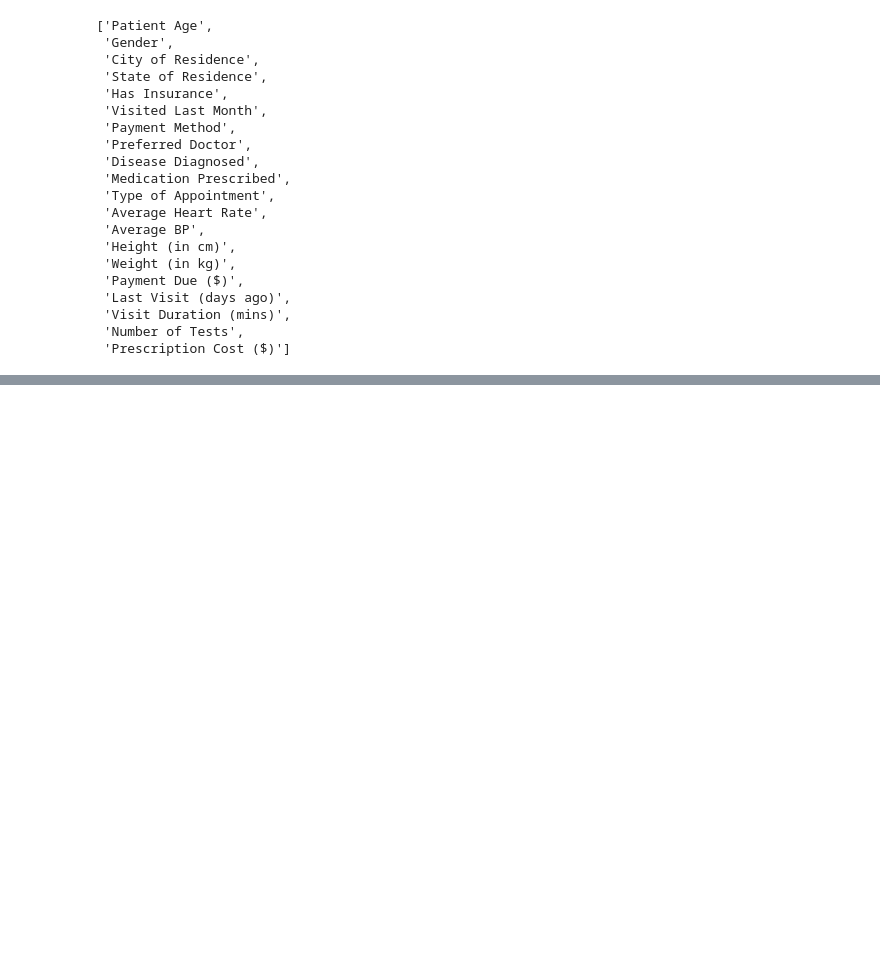
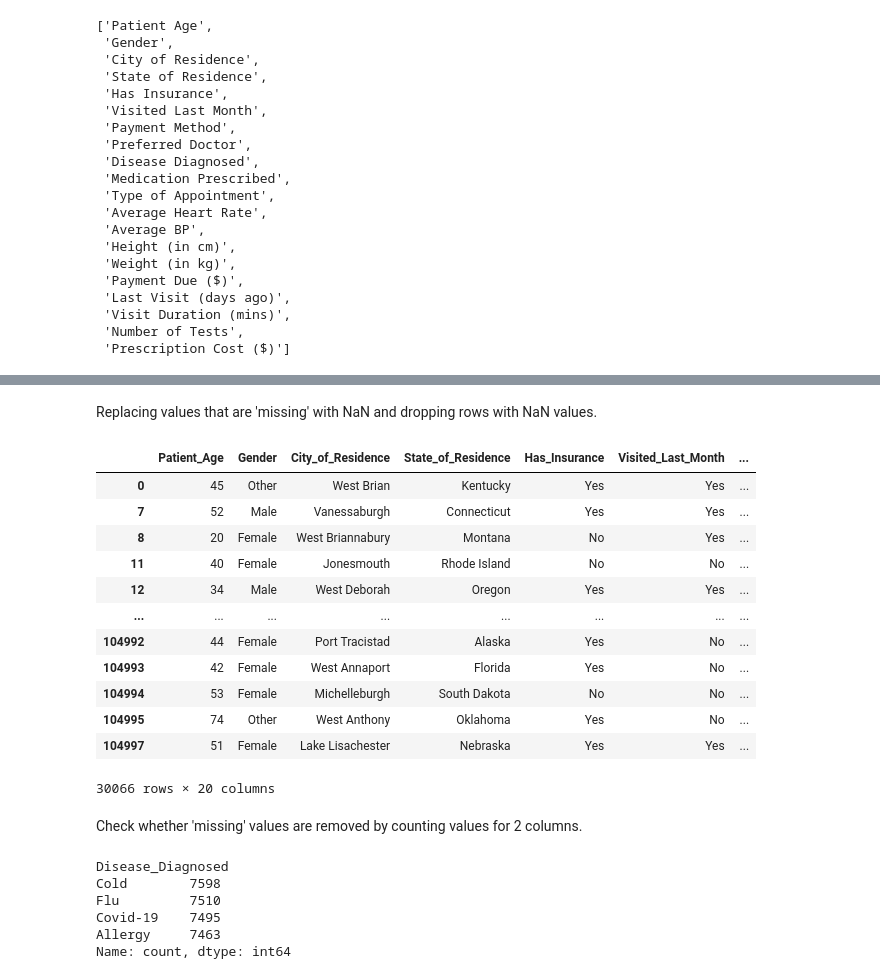
Before and after one commit to kkettip/datasci_2_manipulation, a Jupyter notebook: datasci_2_manipulation.ipynb, the cells around one changed output, grey strips where cells are left out. Drawn from its saved outputs; the diff is of its cells as text; code cells hidden in the pictures; blank space fills up the shorter version.

```diff
--- a/datasci_2_manipulation.ipynb
+++ b/datasci_2_manipulation.ipynb
@@ -50,0 +184,31 @@ list(data)
+# %% [markdown]
+Replacing values that are 'missing' with NaN and dropping rows with NaN values.
+# %%
+df = data.replace(['missing'], np.nan)
+df.dropna(inplace=True)
+df
+# %% [output]
+|  | Patient_Age | Gender | City_of_Residence | State_of_Residence | Has_Insurance | Visited_Last_Month | ... |
+| 0 | 45 | Other | West Brian | Kentucky | Yes | Yes | ... |
+| 7 | 52 | Male | Vanessaburgh | Connecticut | Yes | Yes | ... |
+| 8 | 20 | Female | West Briannabury | Montana | No | Yes | ... |
+| 11 | 40 | Female | Jonesmouth | Rhode Island | No | No | ... |
+| 12 | 34 | Male | West Deborah | Oregon | Yes | Yes | ... |
+| ... | ... | ... | ... | ... | ... | ... | ... |
+| 104992 | 44 | Female | Port Tracistad | Alaska | Yes | No | ... |
+| 104993 | 42 | Female | West Annaport | Florida | Yes | No | ... |
+| 104994 | 53 | Female | Michelleburgh | South Dakota | No | No | ... |
+| 104995 | 74 | Other | West Anthony | Oklahoma | Yes | No | ... |
+| 104997 | 51 | Female | Lake Lisachester | Nebraska | Yes | Yes | ... |
+30066 rows × 20 columns
+# %% [markdown]
+Check whether 'missing' values are removed by counting values for 2 columns.
+# %%
+df['Disease_Diagnosed'].value_counts()
+# %% [output]
+Disease_Diagnosed
+Cold        7598
+Flu         7510
+Covid-19    7495
+Allergy     7463
+Name: count, dtype: int64
```
Also changed, not shown: parts of 54 cells of this notebook.
